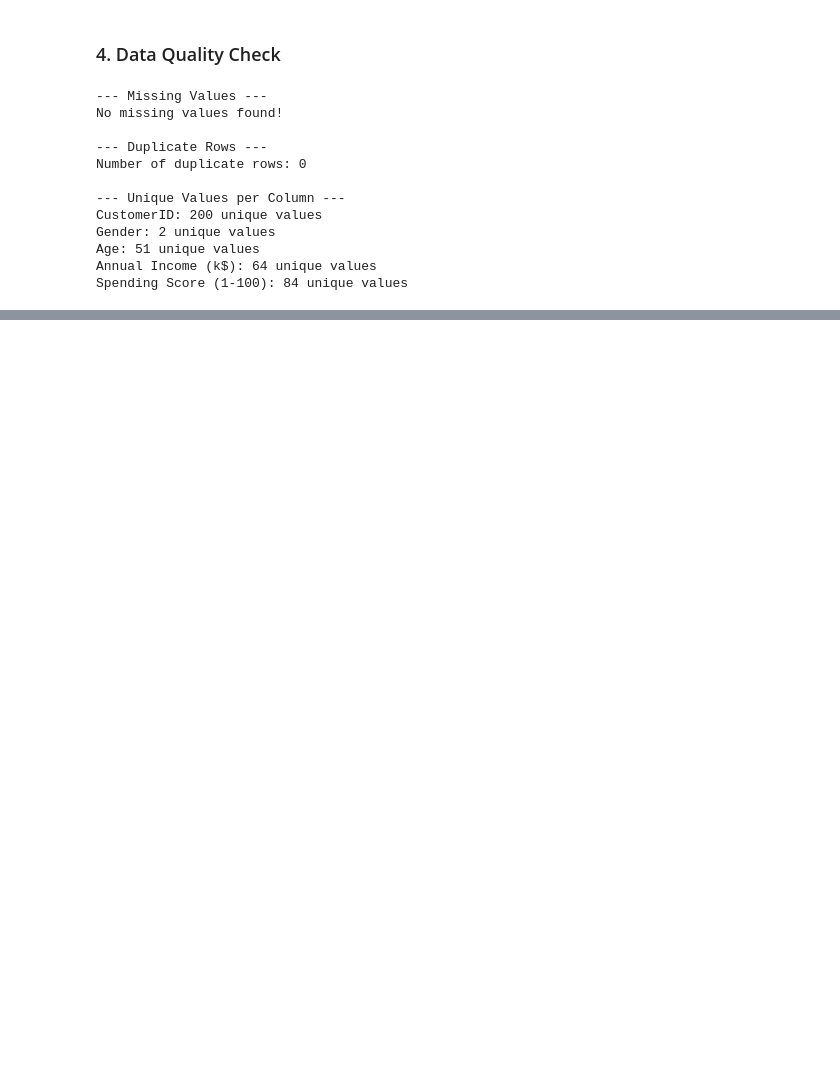
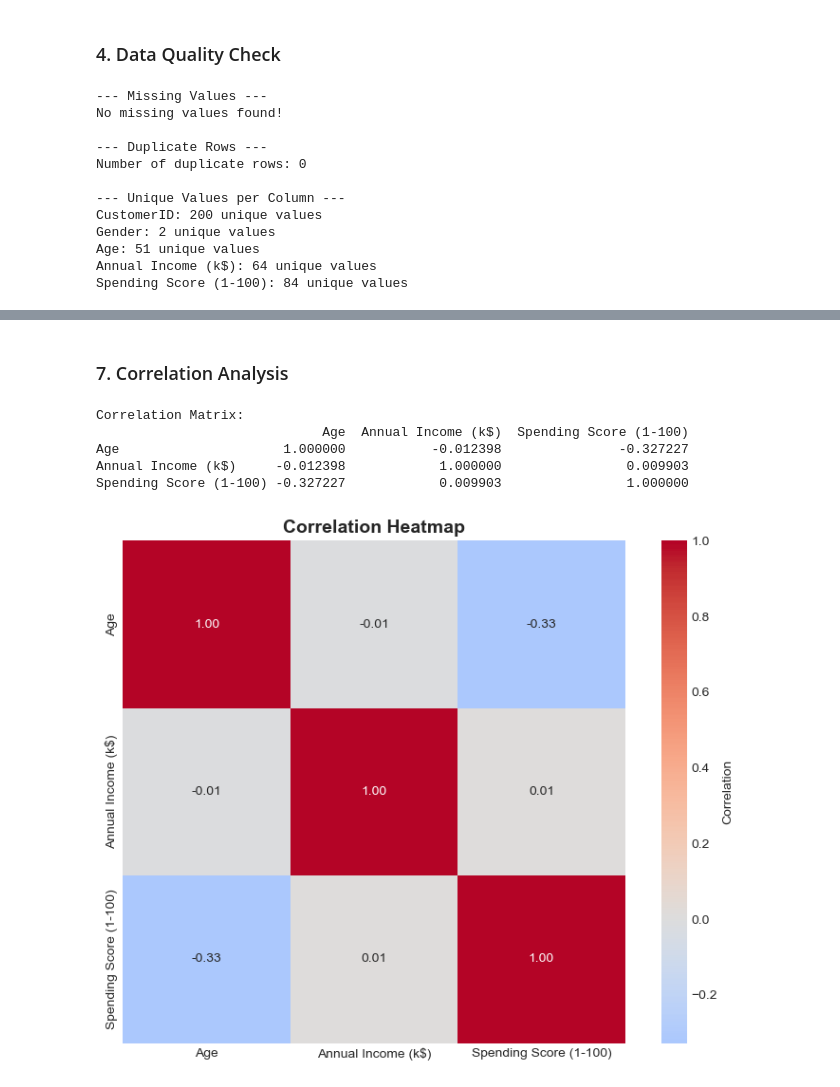
Before and after one commit to Rasath16/Mall-Customers-Segmentation, a Jupyter notebook: 01_Data_Exploration.ipynb, the cells around one changed output, grey strips where cells are left out. Saved outputs shown, nothing was run; the diff lists cells and outputs as text; code cells hidden in the pictures; blank space fills up the shorter version.

```diff
--- a/01_Data_Exploration.ipynb
+++ b/01_Data_Exploration.ipynb
@@ -110,0 +189,23 @@ Spending Score (1-100): 84 unique values
+# %% [markdown]
+### 7. Correlation Analysis
+# %%
+# Numeric columns only
+numeric_df = df[['Age', 'Annual Income (k$)', 'Spending Score (1-100)']]
+correlation = numeric_df.corr()
+print("\nCorrelation Matrix:")
+print(correlation)
+
+# Heatmap
+plt.figure(figsize=(8, 6))
+sns.heatmap(correlation, annot=True, cmap='coolwarm', center=0,
+            fmt='.2f', square=True, cbar_kws={'label': 'Correlation'})
+plt.title('Correlation Heatmap', fontsize=14, fontweight='bold')
+plt.tight_layout()
+plt.show()
+# %% [output]
+Correlation Matrix:
+                             Age  Annual Income (k$)  Spending Score (1-100)
+Age                     1.000000           -0.012398               -0.327227
+Annual Income (k$)     -0.012398            1.000000                0.009903
+Spending Score (1-100) -0.327227            0.009903                1.000000
+[figure, added]
```
Also changed, not shown: parts of 10 cells of this notebook.
